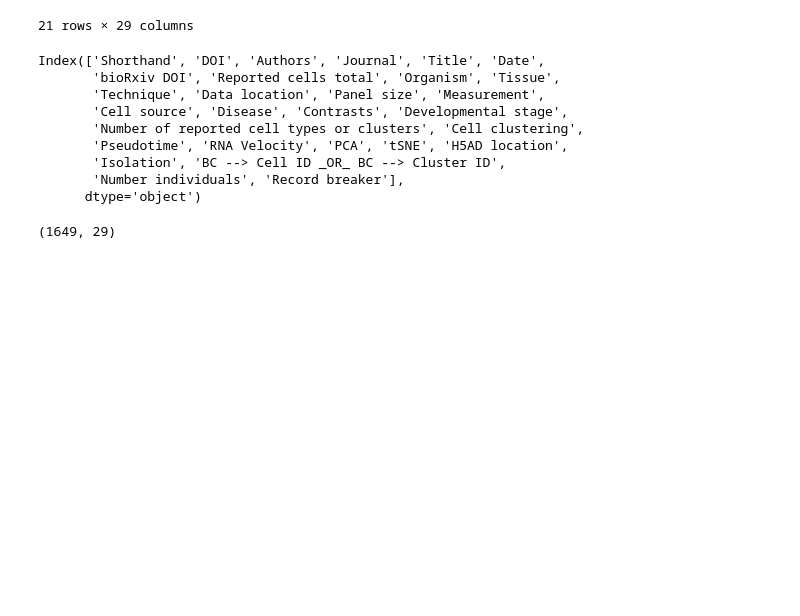
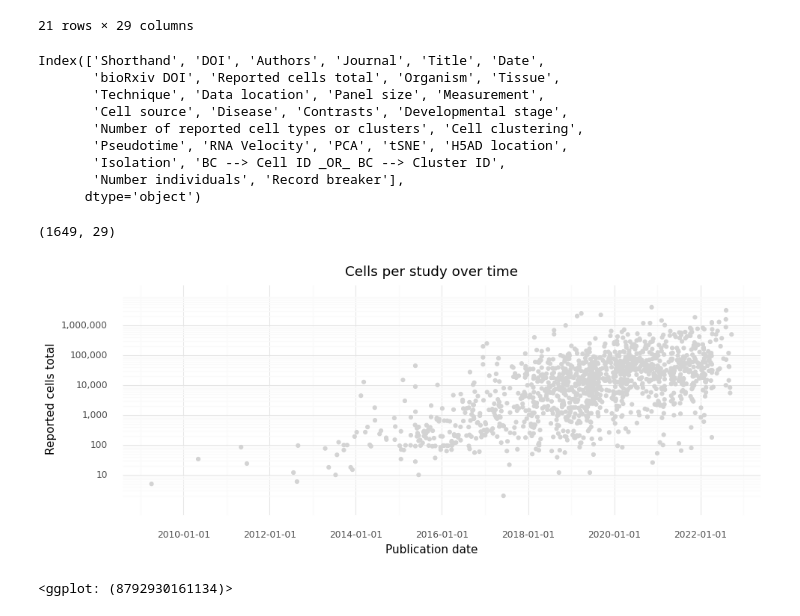
Before and after one commit to vals/single-cell-studies, a Jupyter notebook: 201109_Make_records_figure.ipynb, the cells around one changed output. Drawn from its saved outputs; the diff is of its cells as text; code cells hidden in the pictures; blank space fills up the shorter version.

Commit message:
Try more plotting versions for records figure for debugging

```diff
--- a/201109_Make_records_figure.ipynb
+++ b/201109_Make_records_figure.ipynb
@@ -64,3 +64,18 @@ Index(['Shorthand', 'DOI', 'Authors', 'Journal', 'Title', 'Date',
 df.shape
 # %% [output]
 (1649, 29)
+# %%
+p.options.figure_size = (11, 4)
+
+fig =  (
+    p.ggplot(p.aes(x = 'Date', y = 'Reported cells total'), df)
+    + p.geom_point(color = 'lightgrey')
+    + p.scale_y_log10(breaks = [1e1, 1e2, 1e3, 1e4, 1e5, 1e6], limits = (1, 1e7), labels = comma_format())
+    + p.theme_minimal()
+    + p.labs(title = 'Cells per study over time', x = 'Publication date')
+)
+
+fig
+# %% [output]
+[figure, added]
+<ggplot: (8792930161134)>
```
Also changed, not shown: parts of 4 cells of this notebook.
